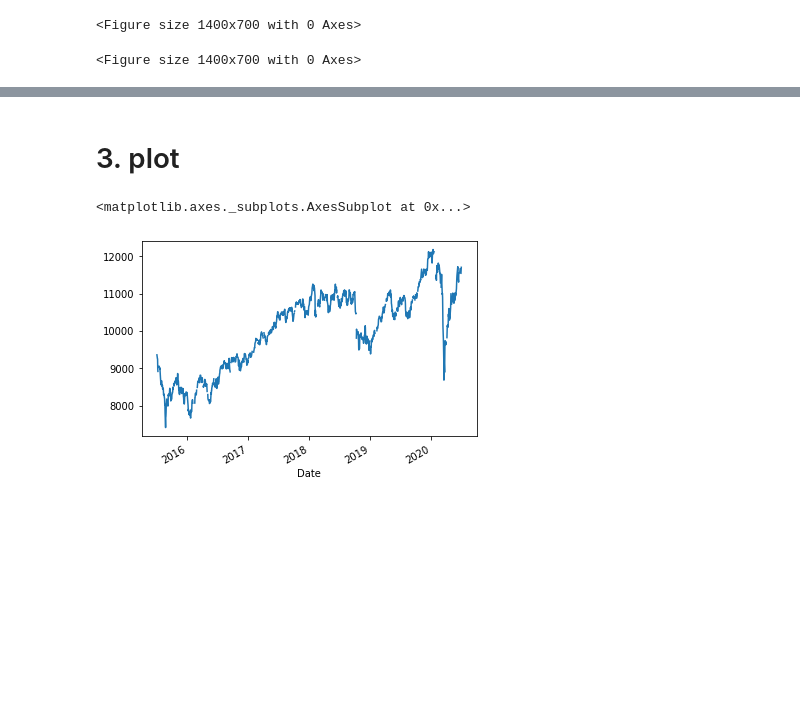
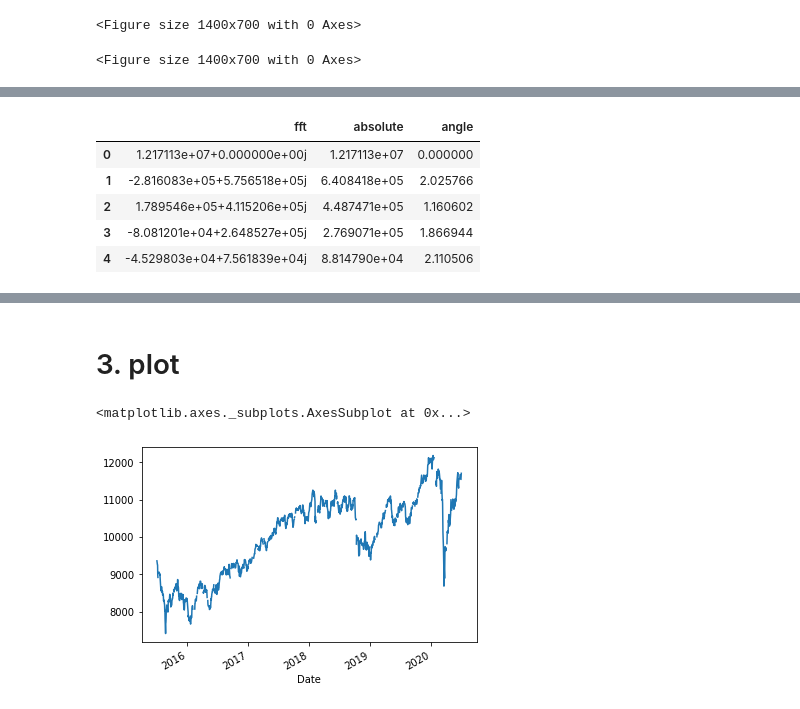
Before and after one commit to tewei0328/teach-TS, a Jupyter notebook: TS_datareader_Fourier_markup.ipynb, the cells around one changed output, grey strips where cells are left out. Saved outputs shown, nothing was run; the diff lists cells and outputs as text; code cells hidden in the pictures; blank space fills up the shorter version.

```diff
--- a/TS_datareader_Fourier_markup.ipynb
+++ b/TS_datareader_Fourier_markup.ipynb
@@ -108,3 +124,12 @@ plt.show()
+# %%
+fft_df.head()
+# %% [output]
+|  | fft | absolute | angle |
+| 0 | 1.217113e+07+0.000000e+00j | 1.217113e+07 | 0.000000 |
+| 1 | -2.816083e+05+5.756518e+05j | 6.408418e+05 | 2.025766 |
+| 2 | 1.789546e+05+4.115206e+05j | 4.487471e+05 | 1.160602 |
+| 3 | -8.081201e+04+2.648527e+05j | 2.769071e+05 | 1.866944 |
+| 4 | -4.529803e+04+7.561839e+04j | 8.814790e+04 | 2.110506 |
 # %%
 fft_list = np.asarray(fft_df['fft'].tolist())
 for num_ in [3, 6, 9, 100]:
```
Also changed, not shown: parts of 10 cells of this notebook.
